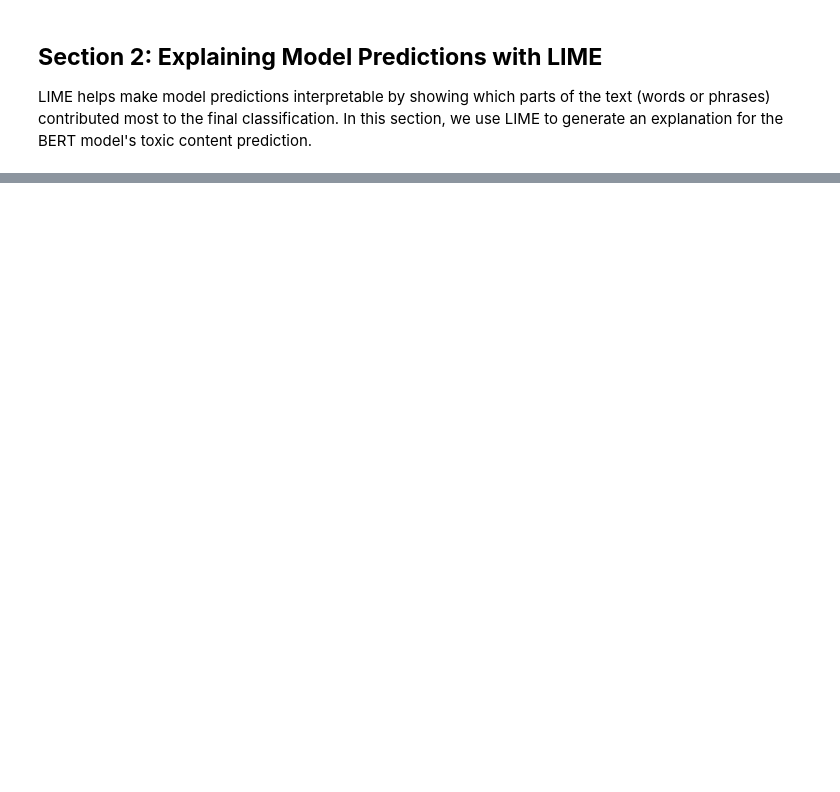
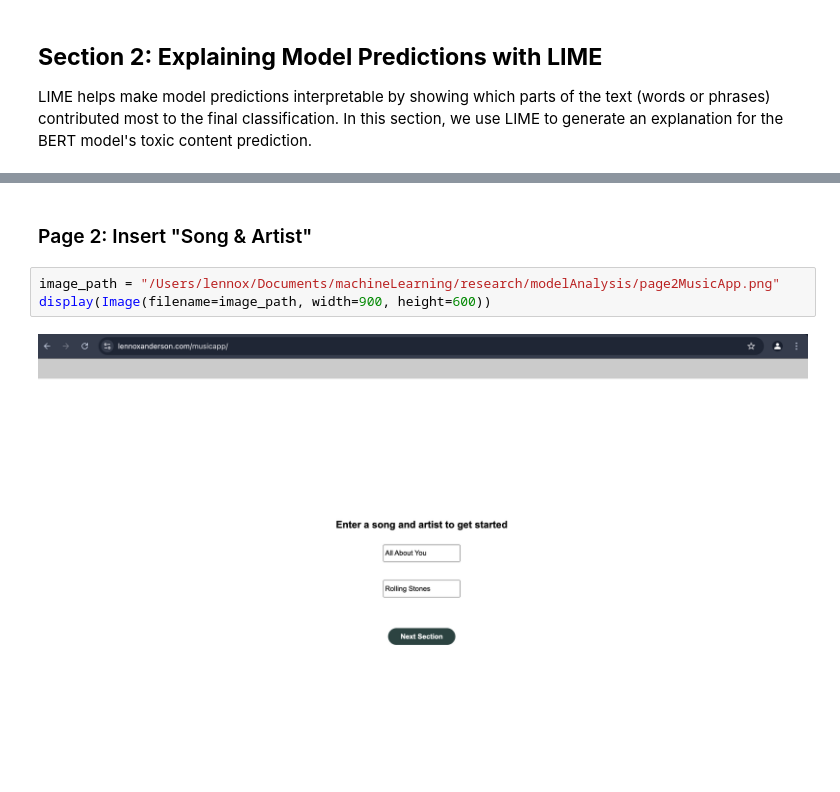
Before and after one commit to lennox55555/AI-Alignment-Technical-Research, a Jupyter notebook: ExplainableML/ExplainableNLP.ipynb, the cells around one changed output, grey strips where cells are left out. Saved outputs shown, nothing was run; the diff lists cells and outputs as text; blank space fills up the shorter version.

```diff
--- a/ExplainableML/ExplainableNLP.ipynb
+++ b/ExplainableML/ExplainableNLP.ipynb
@@ -128,0 +275,7 @@ for feature, weight in explanation_list:
+# %% [markdown]
+### Page 2: Insert "Song & Artist"
+# %%
+image_path = "/Users/lennox/Documents/machineLearning/research/modelAnalysis/page2MusicApp.png"
+display(Image(filename=image_path, width=900, height=600))
+# %% [output]
+[figure, added]
```
Also changed, not shown: parts of 29 cells of this notebook.
